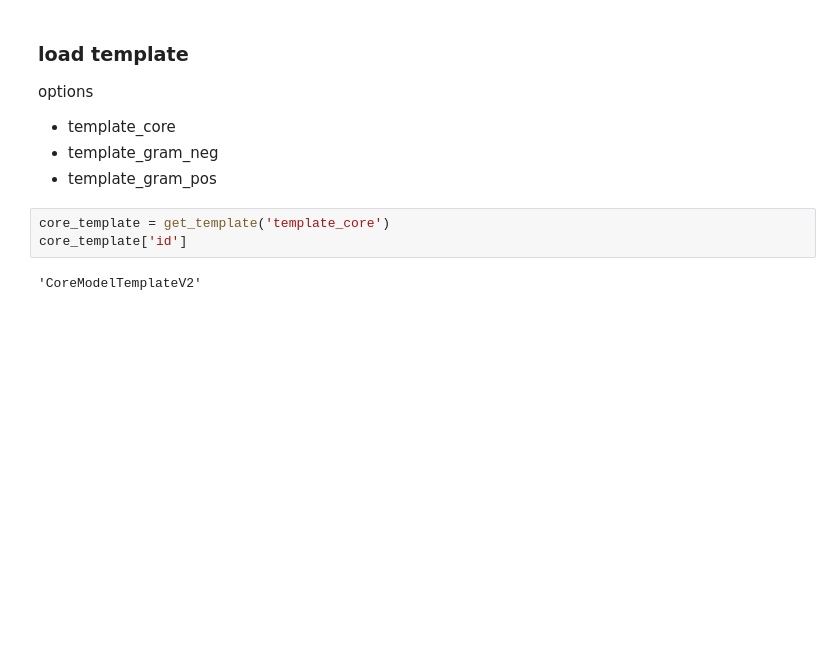
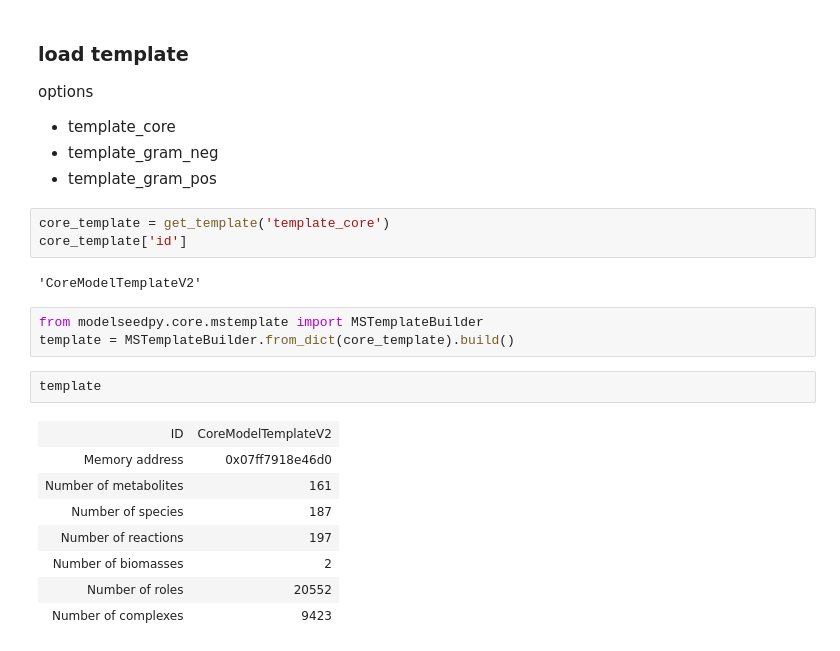
Before and after one commit to ModelSEED/ModelSEEDpy, a Jupyter notebook: examples/Others/download_templates.ipynb, the cells around one changed output. Saved outputs shown, nothing was run; the diff lists cells and outputs as text; blank space fills up the shorter version.

```diff
--- a/examples/Others/download_templates.ipynb
+++ b/examples/Others/download_templates.ipynb
@@ -30,3 +27,17 @@ core_template = get_template('template_core')
 core_template['id']
 # %% [output]
 'CoreModelTemplateV2'
+# %%
+from modelseedpy.core.mstemplate import MSTemplateBuilder
+template = MSTemplateBuilder.from_dict(core_template).build()
+# %%
+template
+# %% [output]
+| ID | CoreModelTemplateV2 |
+| Memory address | 0x07ff7918e46d0 |
+| Number of metabolites | 161 |
+| Number of species | 187 |
+| Number of reactions | 197 |
+| Number of biomasses | 2 |
+| Number of roles | 20552 |
+| Number of complexes | 9423 |
```
Also changed, not shown: parts of 3 cells of this notebook, 11 other files.
